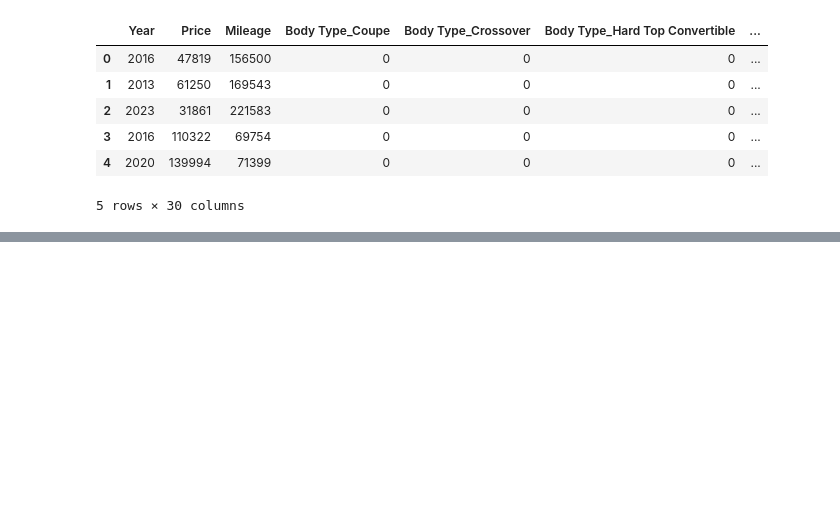
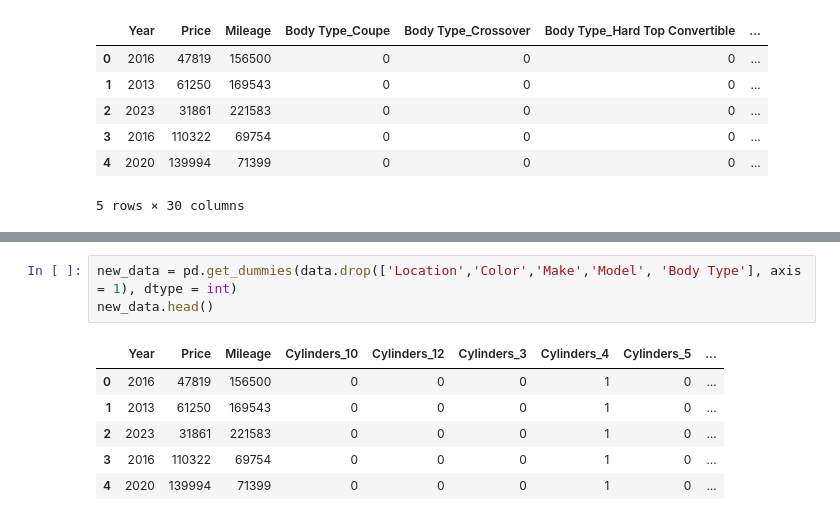
Before and after one commit to austinkirwin/public-projects, a Jupyter notebook: Python_projects/LinRegModelFromScratch/Building_a_Linear_Regression_Model.ipynb, the cells around one changed output, grey strips where cells are left out. Drawn from its saved outputs; the diff is of its cells as text; blank space fills up the shorter version.

```diff
--- a/Python_projects/LinRegModelFromScratch/Building_a_Linear_Regression_Model.ipynb
+++ b/Python_projects/LinRegModelFromScratch/Building_a_Linear_Regression_Model.ipynb
@@ -60,0 +124,10 @@ transformed_data.head() # Only 30 columns!!
+# %%
+new_data = pd.get_dummies(data.drop(['Location','Color','Make','Model', 'Body Type'], axis = 1), dtype = int)
+new_data.head()
+# %% [output]
+|  | Year | Price | Mileage | Cylinders_10 | Cylinders_12 | Cylinders_3 | Cylinders_4 | Cylinders_5 | ... |
+| 0 | 2016 | 47819 | 156500 | 0 | 0 | 0 | 1 | 0 | ... |
+| 1 | 2013 | 61250 | 169543 | 0 | 0 | 0 | 1 | 0 | ... |
+| 2 | 2023 | 31861 | 221583 | 0 | 0 | 0 | 1 | 0 | ... |
+| 3 | 2016 | 110322 | 69754 | 0 | 0 | 0 | 1 | 0 | ... |
+| 4 | 2020 | 139994 | 71399 | 0 | 0 | 0 | 1 | 0 | ... |
```
Also changed, not shown: parts of 8 cells of this notebook.
